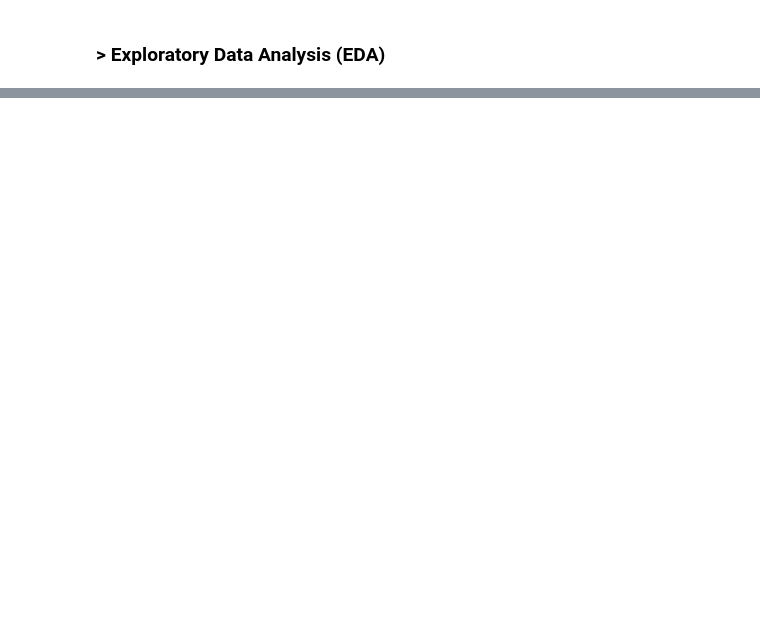
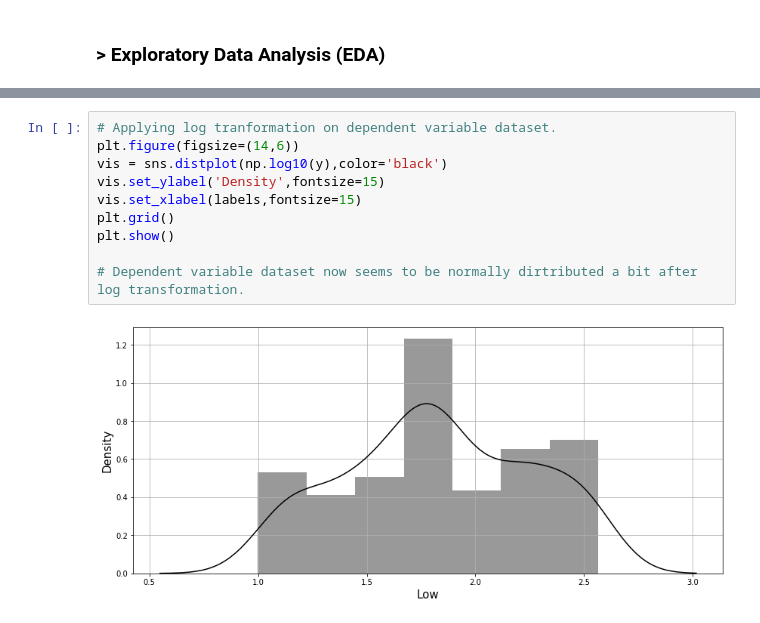
Before and after one commit to Arka1212/Yes-Bank-Stock-Closing-Price-Predcition, a Jupyter notebook: Yes_Bank_Stock_Closing_Price_Prediction_(ML_capstone).ipynb, the cells around one changed output, grey strips where cells are left out. Drawn from its saved outputs; the diff is of its cells as text; blank space fills up the shorter version.

```diff
--- a/Yes_Bank_Stock_Closing_Price_Prediction_(ML_capstone).ipynb
+++ b/Yes_Bank_Stock_Closing_Price_Prediction_(ML_capstone).ipynb
@@ -143,0 +203,12 @@ y = bank_df['Close']                       # Dependent variable.
+# %%
+# Applying log tranformation on dependent variable dataset.
+plt.figure(figsize=(14,6))
+vis = sns.distplot(np.log10(y),color='black')
+vis.set_ylabel('Density',fontsize=15)
+vis.set_xlabel(labels,fontsize=15)
+plt.grid()
+plt.show()
+
+# Dependent variable dataset now seems to be normally dirtributed a bit after log transformation.
+# %% [output]
+[figure, added]
```
Also changed, not shown: parts of 5 cells of this notebook.
